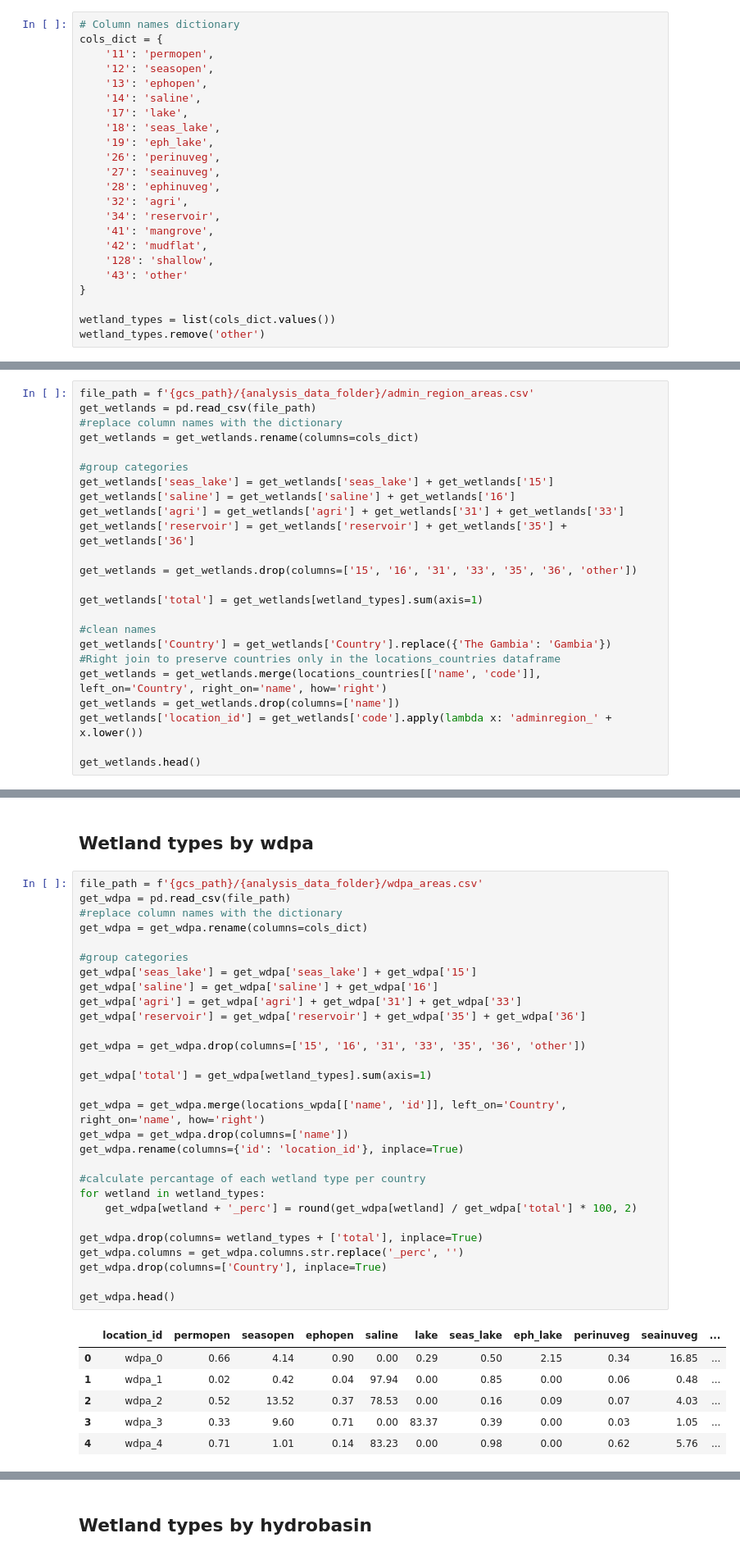
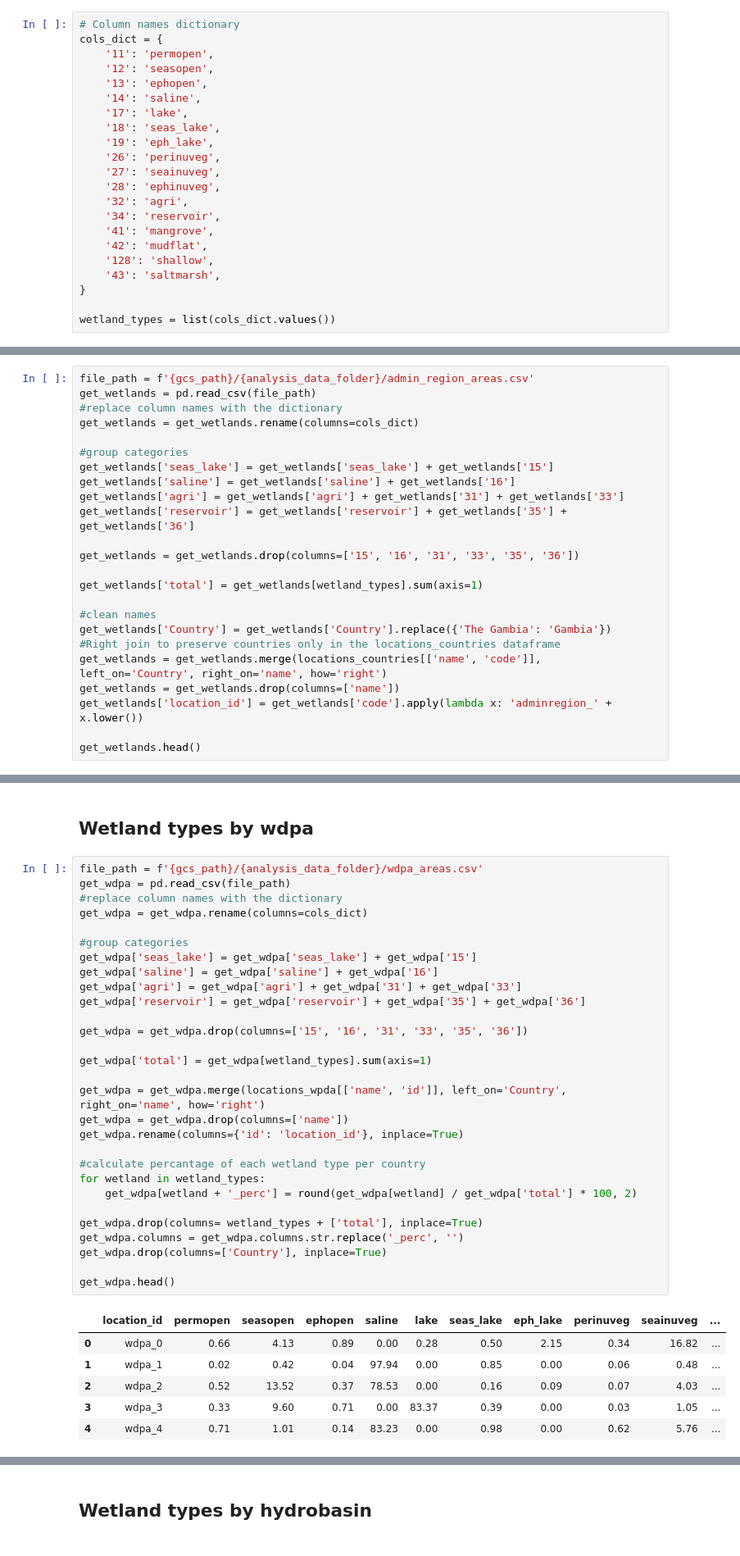
Before and after one commit to wetlands-international/wetlands-atlas, a Jupyter notebook: data-processing/notebooks/07a_UPDATED_wetlands_inventory_data.ipynb, the cells around one changed output, grey strips where cells are left out. Shown at 82% size. Drawn from its saved outputs; the diff is of its cells as text.

```diff
--- a/data-processing/notebooks/07a_UPDATED_wetlands_inventory_data.ipynb
+++ b/data-processing/notebooks/07a_UPDATED_wetlands_inventory_data.ipynb
@@ -42,11 +42,10 @@ cols_dict = {
     '41': 'mangrove',
     '42': 'mudflat',
     '128': 'shallow',
-    '43': 'other'
+    '43': 'saltmarsh',
 }
 
 wetland_types = list(cols_dict.values())
-wetland_types.remove('other')
 # %% [markdown]
 ## Wetland type per country
 # %%
@@ -61,7 +60,7 @@ get_wetlands['saline'] = get_wetlands['saline'] + get_wetlands['16']
 get_wetlands['agri'] = get_wetlands['agri'] + get_wetlands['31'] + get_wetlands['33']
 get_wetlands['reservoir'] = get_wetlands['reservoir'] + get_wetlands['35'] + get_wetlands['36']
 
-get_wetlands = get_wetlands.drop(columns=['15', '16', '31', '33', '35', '36', 'other'])
+get_wetlands = get_wetlands.drop(columns=['15', '16', '31', '33', '35', '36'])
 
 get_wetlands['total'] = get_wetlands[wetland_types].sum(axis=1)
 
@@ -116,35 +116,35 @@ array(['agri', 'eph_lake', 'ephinuveg', 'ephopen', 'lake', 'mangrove',
 # %%
 file_path = f'{gcs_path}/{analysis_data_folder}/wdpa_areas.csv'
 get_wdpa = pd.read_csv(file_path)
 #replace column names with the dictionary
 get_wdpa = get_wdpa.rename(columns=cols_dict)
 
 #group categories
 get_wdpa['seas_lake'] = get_wdpa['seas_lake'] + get_wdpa['15']
 get_wdpa['saline'] = get_wdpa['saline'] + get_wdpa['16']
 get_wdpa['agri'] = get_wdpa['agri'] + get_wdpa['31'] + get_wdpa['33']
 get_wdpa['reservoir'] = get_wdpa['reservoir'] + get_wdpa['35'] + get_wdpa['36']
 
-get_wdpa = get_wdpa.drop(columns=['15', '16', '31', '33', '35', '36', 'other'])
+get_wdpa = get_wdpa.drop(columns=['15', '16', '31', '33', '35', '36'])
 
 get_wdpa['total'] = get_wdpa[wetland_types].sum(axis=1)
 
 get_wdpa = get_wdpa.merge(locations_wpda[['name', 'id']], left_on='Country', right_on='name', how='right')
 get_wdpa = get_wdpa.drop(columns=['name'])
 get_wdpa.rename(columns={'id': 'location_id'}, inplace=True)
 
 #calculate percantage of each wetland type per country
 for wetland in wetland_types:
     get_wdpa[wetland + '_perc'] = round(get_wdpa[wetland] / get_wdpa['total'] * 100, 2)
 
 get_wdpa.drop(columns= wetland_types + ['total'], inplace=True)
 get_wdpa.columns = get_wdpa.columns.str.replace('_perc', '')
 get_wdpa.drop(columns=['Country'], inplace=True)
 
 get_wdpa.head()
 # %% [output]
 |  | location_id | permopen | seasopen | ephopen | saline | lake | seas_lake | eph_lake | perinuveg | seainuveg | ... |
-| 0 | wdpa_0 | 0.66 | 4.14 | 0.90 | 0.00 | 0.29 | 0.50 | 2.15 | 0.34 | 16.85 | ... |
+| 0 | wdpa_0 | 0.66 | 4.13 | 0.89 | 0.00 | 0.28 | 0.50 | 2.15 | 0.34 | 16.82 | ... |
 | 1 | wdpa_1 | 0.02 | 0.42 | 0.04 | 97.94 | 0.00 | 0.85 | 0.00 | 0.06 | 0.48 | ... |
 | 2 | wdpa_2 | 0.52 | 13.52 | 0.37 | 78.53 | 0.00 | 0.16 | 0.09 | 0.07 | 4.03 | ... |
 | 3 | wdpa_3 | 0.33 | 9.60 | 0.71 | 0.00 | 83.37 | 0.39 | 0.00 | 0.03 | 1.05 | ... |
```
Also changed, not shown: parts of 10 cells of this notebook, 1 other file.
